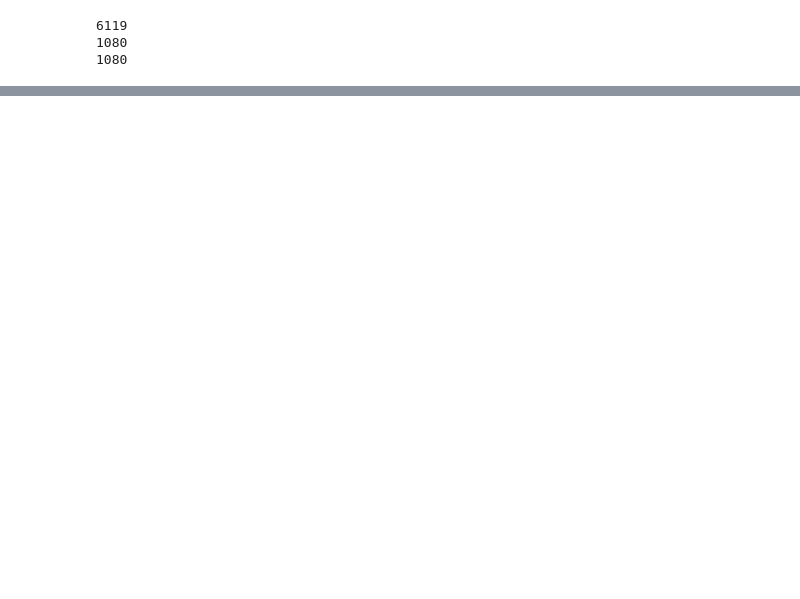
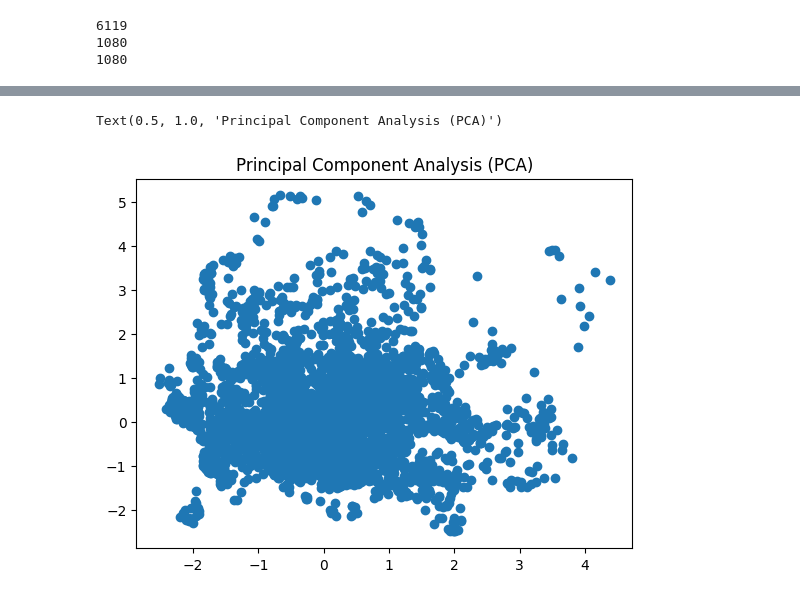
Before and after one commit to kvnguyen19/CHE4230-HW, a Jupyter notebook: Homework 2.ipynb, the cells around one changed output, grey strips where cells are left out. Saved outputs shown, nothing was run; the diff lists cells and outputs as text; code cells hidden in the pictures; blank space fills up the shorter version.

```diff
--- a/Homework 2.ipynb
+++ b/Homework 2.ipynb
@@ -64,5 +76,5 @@ data_mean.isnull().sum().sum()
 # %%
-x_train, x_test = train_test_split(data, test_size = 0.15, random_state = 42)
+x_train, x_test = train_test_split(data_mean, test_size = 0.15, random_state = 42)
 x_train2, x_val = train_test_split(x_train, test_size = 0.1764, random_state = 42)
 
 print(len(x_train))
@@ -72,3 +84,8 @@ print(len(x_val))
 6119
 1080
 1080
+# %%
+scaler = StandardScaler().fit(x_train2)
+data_scaled = scaler.transform(x_train2)
+print (data_scaled)
+np.any(np.isnan(data_scaled))
@@ -74,0 +107,10 @@ print(len(x_val))
+# %%
+#cube root transformation for 0 and negative values
+
+def cbrt_transform(x):
+    return np.cbrt(x+1)
+
+data_cbrt = cbrt_transform(data_scaled)
+
+print (data_cbrt)
+np.any(np.isnan(data_cbrt))
@@ -74,0 +132,4 @@ print(len(x_val))
+# %%
+DPCA = PCA(n_components=10)
+data_PCA = DPCA.fit_transform(data_cbrt)
+print(data_PCA)
@@ -74,0 +150,6 @@ print(len(x_val))
+# %%
+plt.scatter(data_PCA[:,1], data_PCA[:,2])
+plt.title("Principal Component Analysis (PCA)")
+# %% [output]
+Text(0.5, 1.0, 'Principal Component Analysis (PCA)')
+[figure, added]
```
Also changed, not shown: parts of 8 cells of this notebook.
